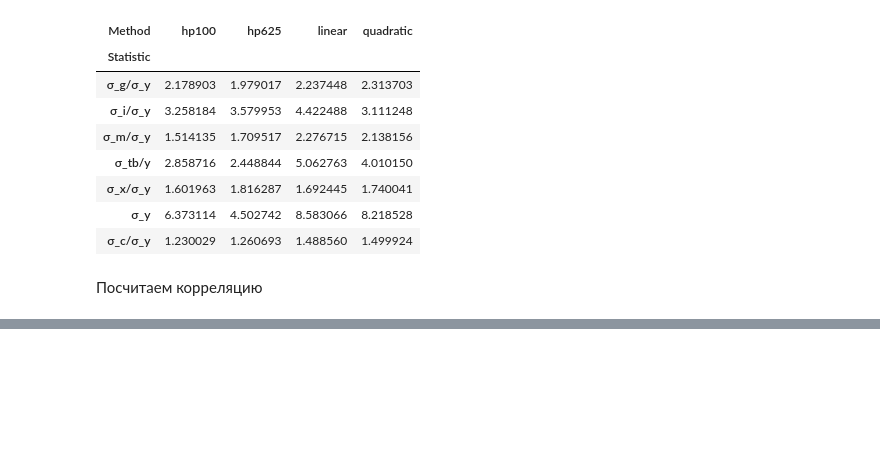
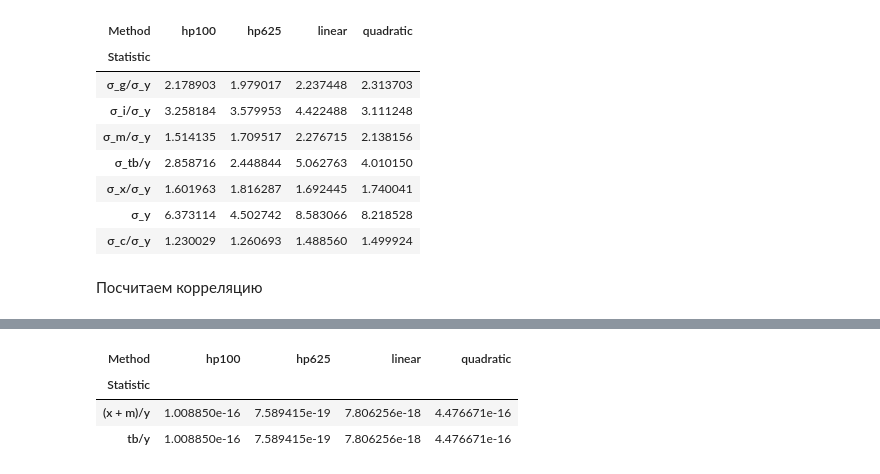
Before and after one commit to tobaffoon/CycleEvaluation, a Jupyter notebook: main.ipynb, the cells around one changed output, grey strips where cells are left out. Drawn from its saved outputs; the diff is of its cells as text; code cells hidden in the pictures; blank space fills up the shorter version.

Commit message:
Add means calculation

```diff
--- a/main.ipynb
+++ b/main.ipynb
@@ -409,0 +418,2 @@ print(car_corr)
+# %%
+means_statistics_names = ['trade_balance_share', 'international_share']
@@ -409,0 +436,33 @@ print(car_corr)
+# %%
+def calculate_business_cycle_means(df):
+    means_data = []
+
+    for method in method_names:
+        for statistic_name in means_statistics_names:
+            statistic = df[f'{statistic_name}_{method}_cyclical']
+
+            mean = np.mean(statistic)
+            mean_dict = {
+                'Statistic': short_names[statistic_name],
+                'Method': method,
+                'Mean': mean
+            }
+            means_data.append(mean_dict)
+
+    corr_df = pd.DataFrame(means_data)
+    result_df = corr_df.pivot(index='Statistic',
+                              columns='Method',
+                              values='Mean')
+
+    return result_df
+
+use_means = calculate_business_cycle_means(usa_dedf)
+greece_means = calculate_business_cycle_means(greece_dedf)
+car_means = calculate_business_cycle_means(car_dedf)
+
+use_means
+# %% [output]
+| Method | hp100 | hp625 | linear | quadratic |
+| Statistic |  |  |  |  |
+| (x + m)/y | 1.008850e-16 | 7.589415e-19 | 7.806256e-18 | 4.476671e-16 |
+| tb/y | 1.008850e-16 | 7.589415e-19 | 7.806256e-18 | 4.476671e-16 |
```
Also changed, not shown: parts of 9 cells of this notebook.
